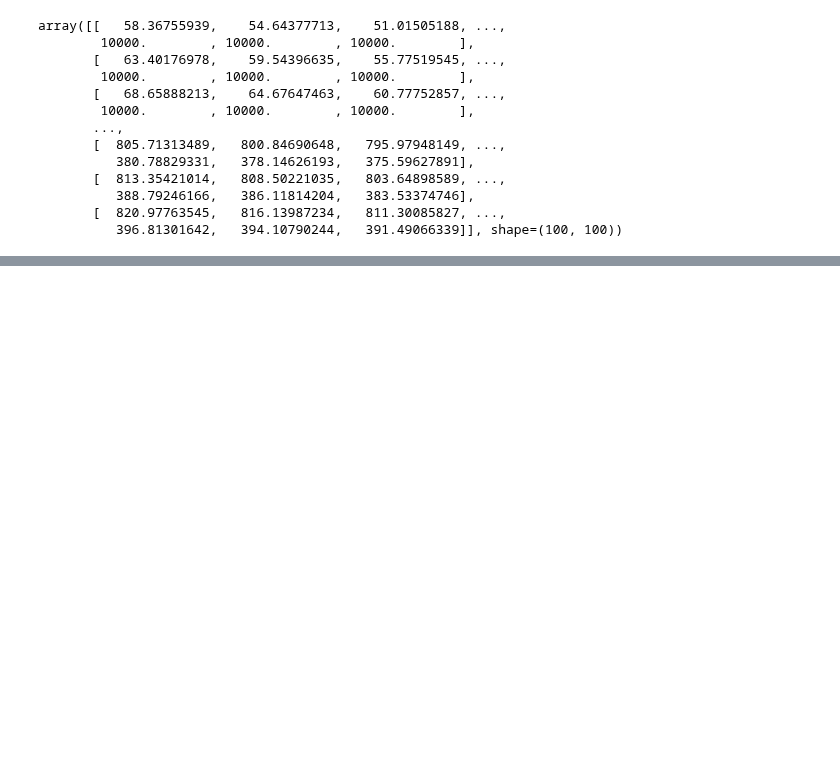
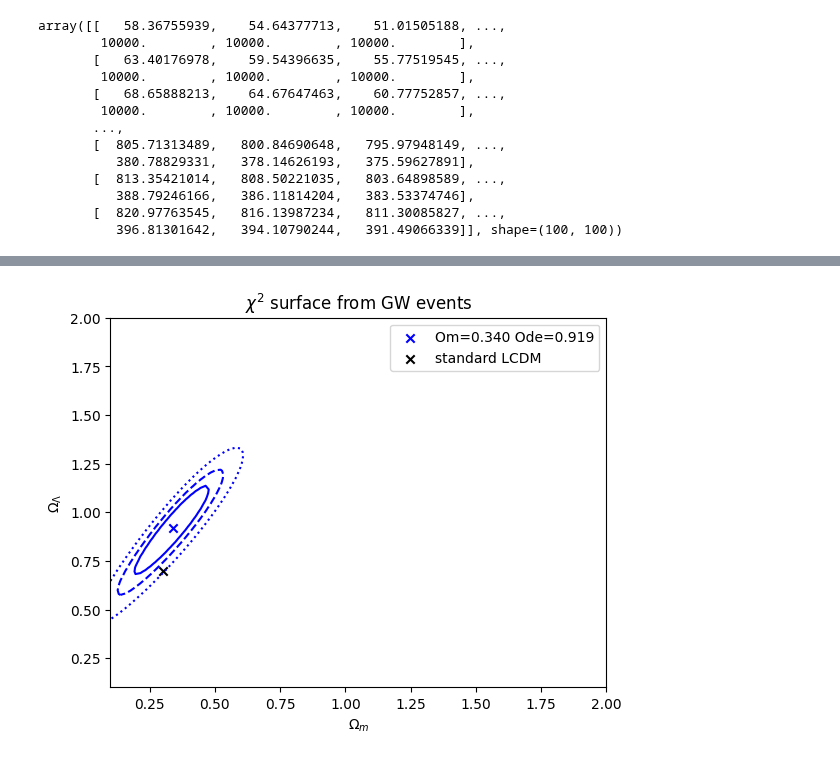
Before and after one commit to joanalnu/OAB-INAF, a Jupyter notebook: GW/hubble-diagram.ipynb, the cells around one changed output, grey strips where cells are left out. Saved outputs shown, nothing was run; the diff lists cells and outputs as text; code cells hidden in the pictures; blank space fills up the shorter version.

```diff
--- a/GW/hubble-diagram.ipynb
+++ b/GW/hubble-diagram.ipynb
@@ -148,3 +153,21 @@ plt.show()
 # %%
 np.save('GW_chi_surface.npy', chi_surface)
 np.save('GW_mask.npy', mask)
+# %%
+# plot for report
+# Plot contour
+plt.figure()
+plt.contour(Om, Ode, masked_chi_surface.T, levels=[min_chi+2.3, min_chi+4.61, min_chi+9.21],
+             linestyles=['solid','dashed','dotted'], colors='b')
+
+plt.scatter(Om_fit, Ode_fit, marker='x', c='b', label=f'Om={Om_fit:.3f} Ode={Ode_fit:.3f}')
+plt.scatter(0.3, 0.7, marker='x', c='k', label='standard LCDM')
+
+# Labels and title
+plt.xlabel(r'$\Omega_m$')
+plt.ylabel(r'$\Omega_\Lambda$')
+plt.title(r'$\chi^2$ surface from GW events')
+plt.legend()
+plt.show()
+# %% [output]
+[figure, added]
```
Also changed, not shown: parts of 2 cells of this notebook.
